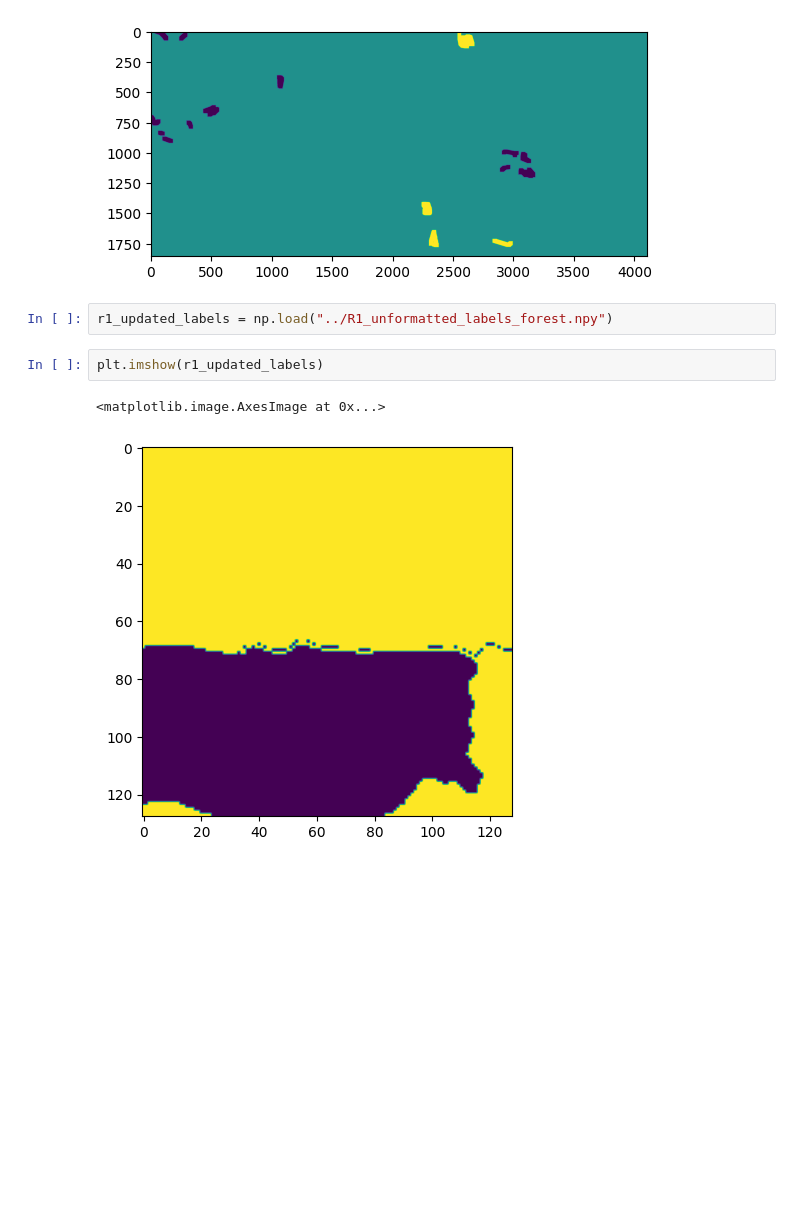
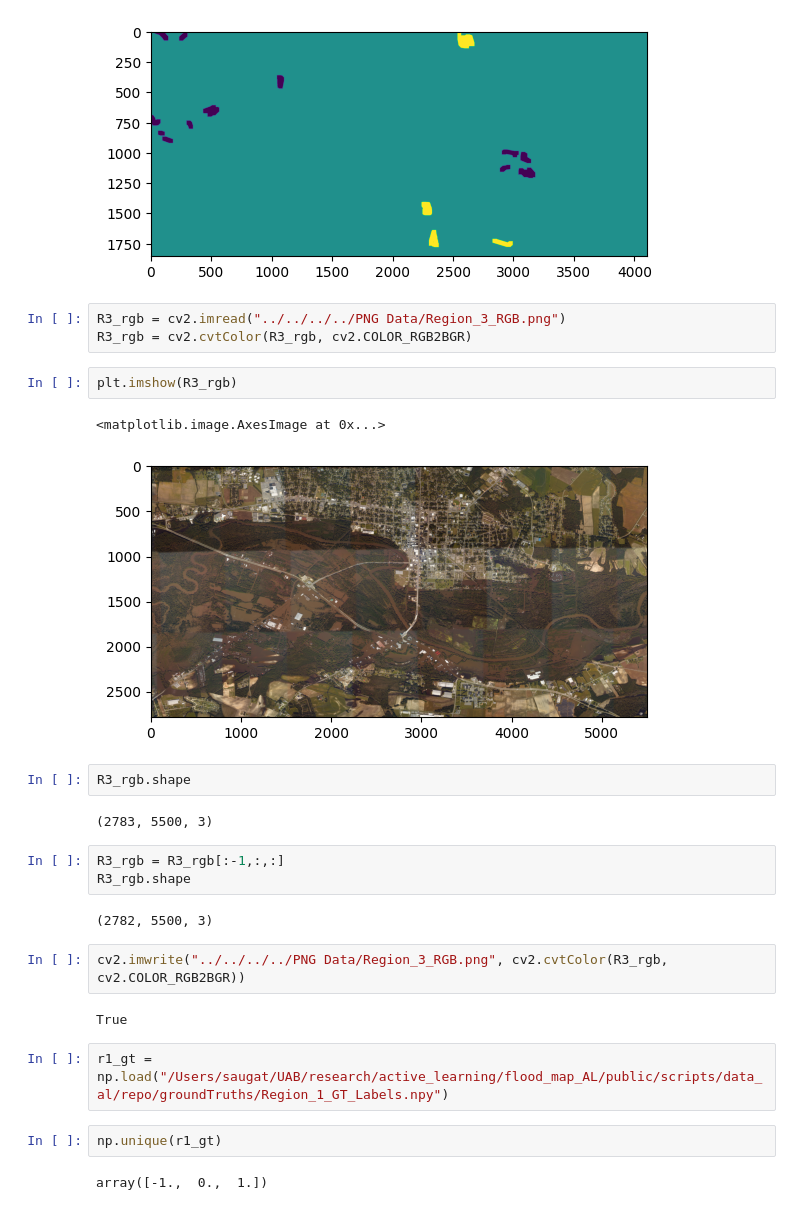
Before and after one commit to yuwa2020/burn-scars, a Jupyter notebook: public/scripts/data_al/binarize_forest_label.ipynb, the cells around one changed output. Saved outputs shown, nothing was run; the diff lists cells and outputs as text; blank space fills up the shorter version.

Commit message:
Fix bugs on testRegion Id

```diff
--- a/public/scripts/data_al/binarize_forest_label.ipynb
+++ b/public/scripts/data_al/binarize_forest_label.ipynb
@@ -157,11 +159,31 @@ plt.imshow(r1_updated_labels)
 # %% [output]
 <matplotlib.image.AxesImage at 0x...>
 [figure]
-# %%
-r1_updated_labels = np.load("../R1_unformatted_labels_forest.npy")
+# %%
+R3_rgb = cv2.imread("../../../../PNG Data/Region_3_RGB.png")
+R3_rgb = cv2.cvtColor(R3_rgb, cv2.COLOR_RGB2BGR)
 # %%
-plt.imshow(r1_updated_labels)
+plt.imshow(R3_rgb)
 # %% [output]
 <matplotlib.image.AxesImage at 0x...>
-[figure, old version]
+[figure, new version]
+# %%
+R3_rgb.shape
+# %% [output]
+(2783, 5500, 3)
+# %%
+R3_rgb = R3_rgb[:-1,:,:]
+R3_rgb.shape
+# %% [output]
+(2782, 5500, 3)
+# %%
+cv2.imwrite("../../../../PNG Data/Region_3_RGB.png", cv2.cvtColor(R3_rgb, cv2.COLOR_RGB2BGR))
+# %% [output]
+True
+# %%
+r1_gt = np.load("/Users/saugat/UAB/research/active_learning/flood_map_AL/public/scripts/data_al/repo/groundTruths/Region_1_GT_Labels.npy")
+# %%
+np.unique(r1_gt)
+# %% [output]
+array([-1.,  0.,  1.])
 # %%
```
Also changed, not shown: parts of 11 cells of this notebook, 17 other files.
